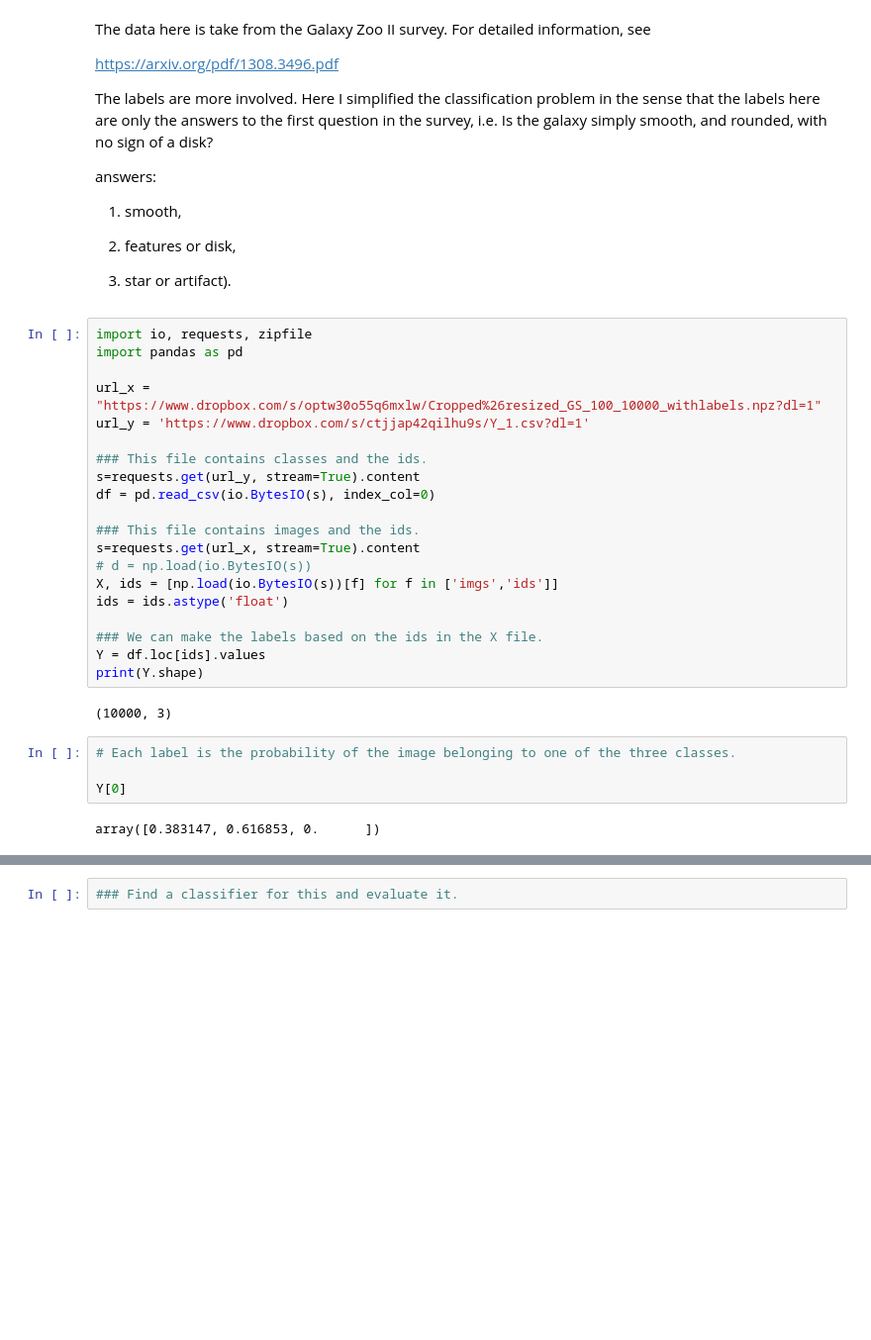
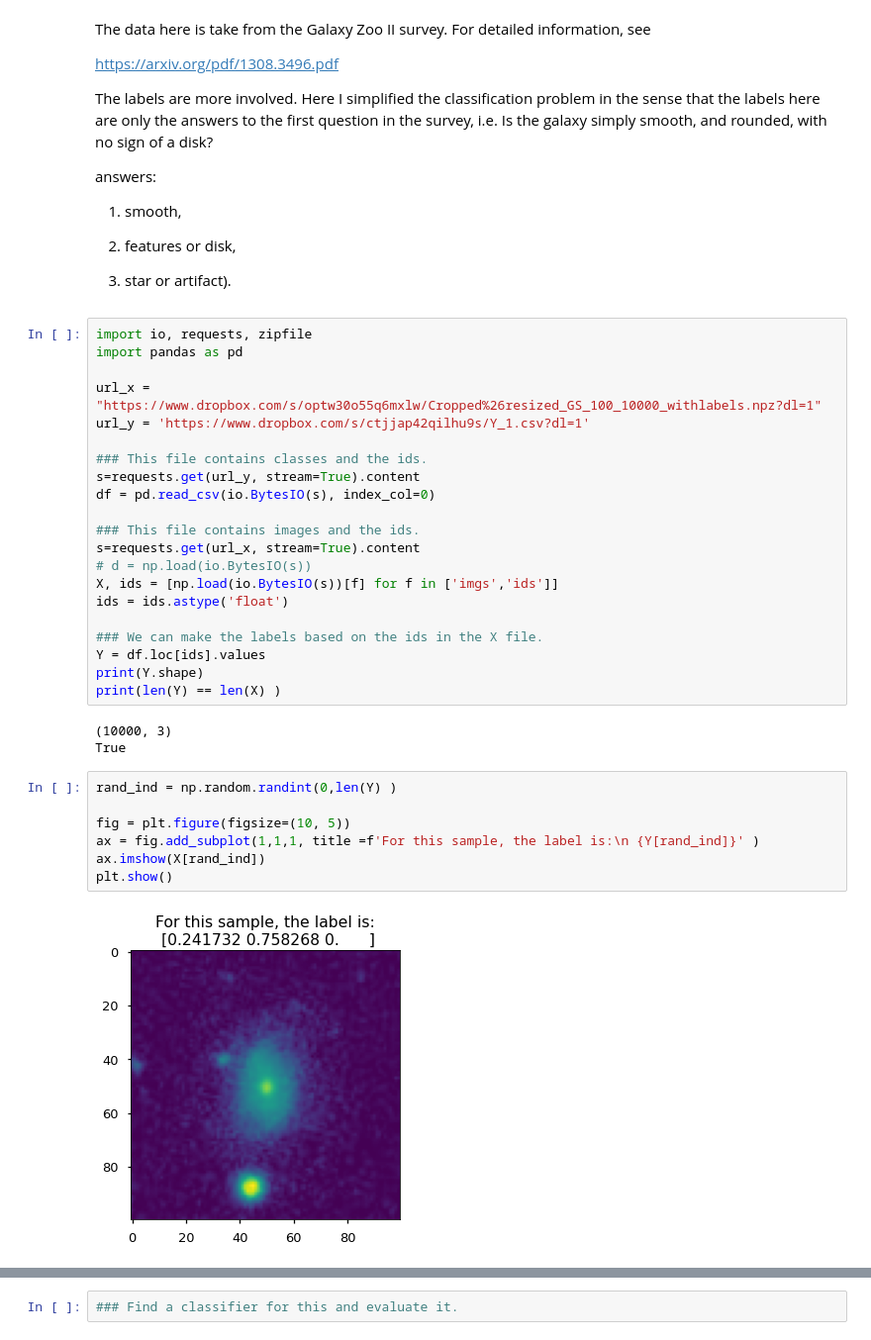
Before and after one commit to sraeisi/Machine_Learning_Physics_Winter20, a Jupyter notebook: Chpt5/MLP_Chpt5_Lec1_CNN_Convolution.ipynb, the cells around one changed output, grey strips where cells are left out. Shown at 99% size. Saved outputs shown, nothing was run; the diff lists cells and outputs as text; blank space fills up the shorter version.

```diff
--- a/Chpt5/MLP_Chpt5_Lec1_CNN_Convolution.ipynb
+++ b/Chpt5/MLP_Chpt5_Lec1_CNN_Convolution.ipynb
@@ -184,11 +184,16 @@ ids = ids.astype('float')
 ### We can make the labels based on the ids in the X file.
 Y = df.loc[ids].values
 print(Y.shape)
+print(len(Y) == len(X) )
 # %% [output]
 (10000, 3)
+True
-# %%
-# Each label is the probability of the image belonging to one of the three classes.
-
-Y[0]
-# %% [output]
-array([0.383147, 0.616853, 0.      ])
+# %%
+rand_ind = np.random.randint(0,len(Y) )
+
+fig = plt.figure(figsize=(10, 5))
+ax = fig.add_subplot(1,1,1, title =f'For this sample, the label is:\n {Y[rand_ind]}' )
+ax.imshow(X[rand_ind])
+plt.show()
+# %% [output]
+[figure, added]
```
Also changed, not shown: parts of 2 cells of this notebook.
